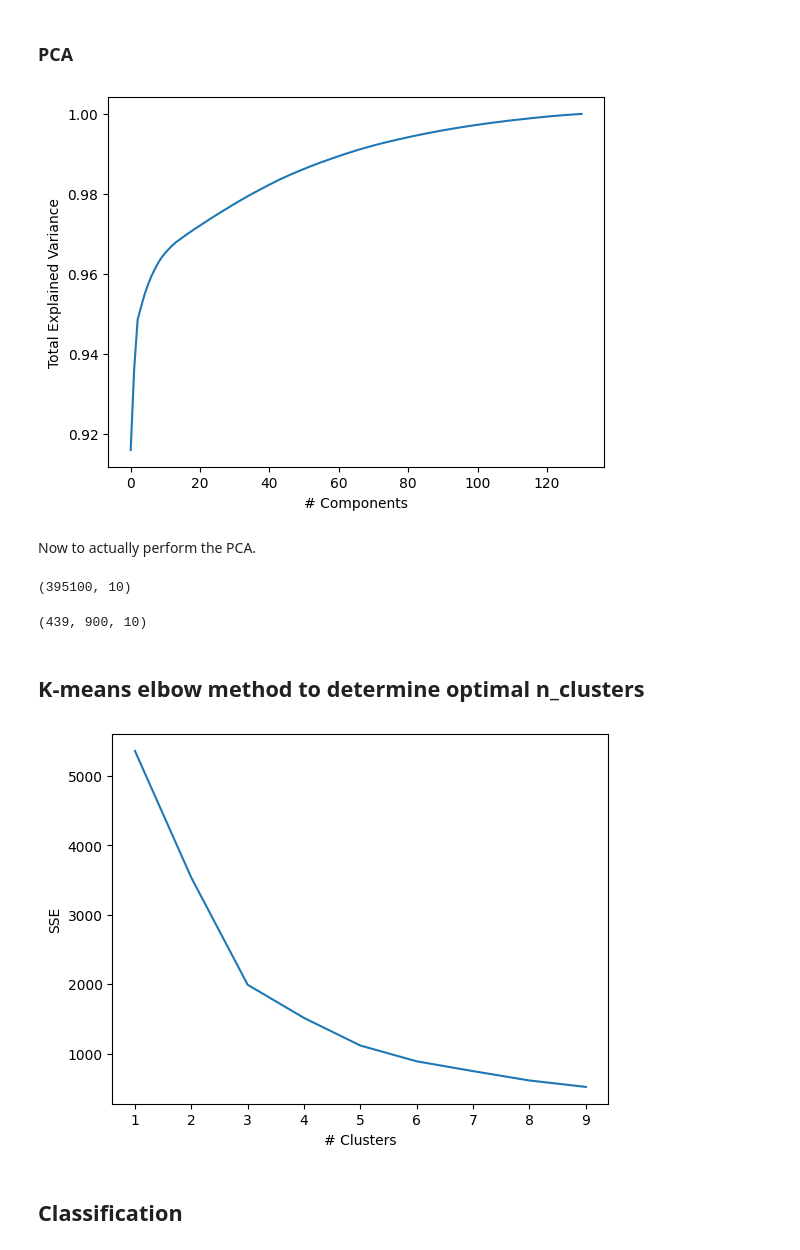
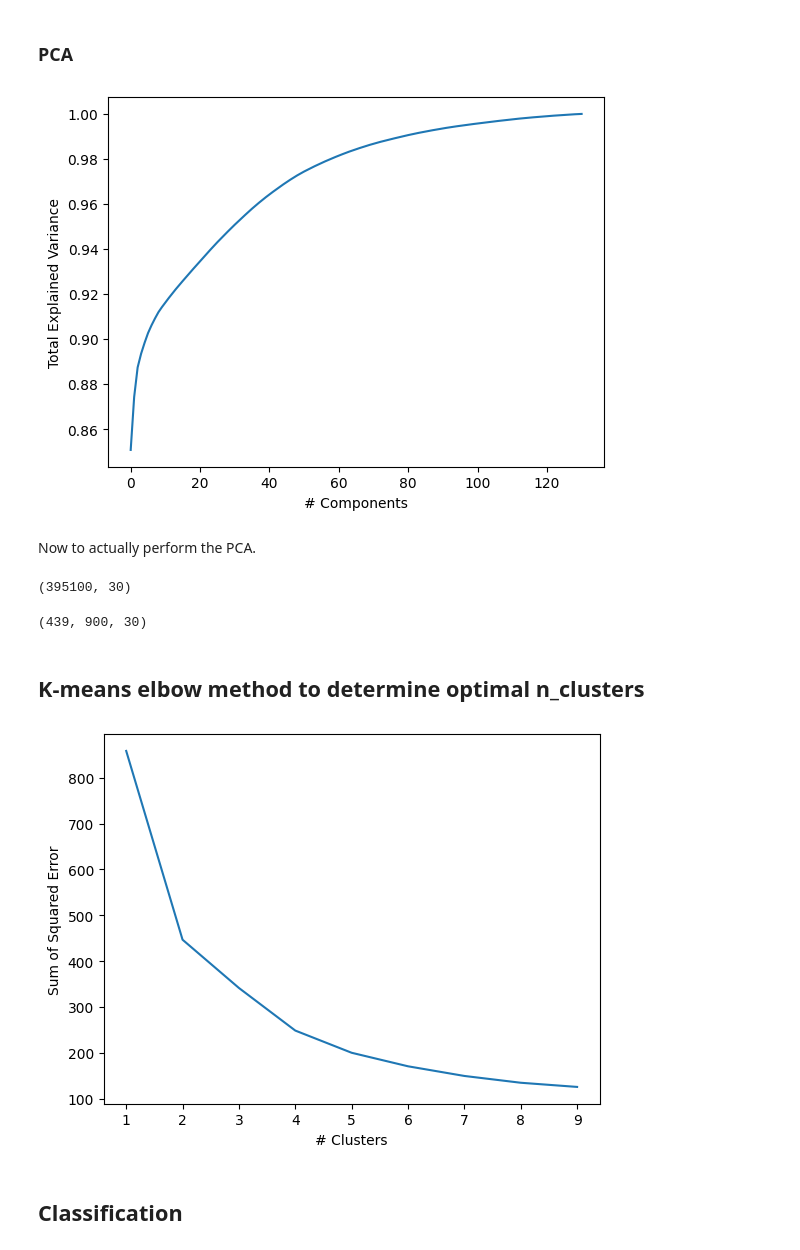
Before and after one commit to Inkletblot/openhsi-capture-and-processing, a Jupyter notebook: evaluation-sardi-final-capture-kmeans.ipynb, the cells around one changed output. Drawn from its saved outputs; the diff is of its cells as text; code cells hidden in the pictures.

```diff
--- a/evaluation-sardi-final-capture-kmeans.ipynb
+++ b/evaluation-sardi-final-capture-kmeans.ipynb
@@ -38,7 +37,7 @@ print(cubes)
 # %% [output]
 ['2023_03_28-01_45_56.nc', '2023_03_28-01_48_52.nc', '2023_03_28-01_51_30.nc', '2023_03_28-01_54_05.nc', '2023_03_28-01_56_37.nc', '2023_03_28-01_58_54.nc']
 # %%
-iteration='2023_03_28-01_54_05'
+iteration='2023_03_28-01_58_54'
 # %% [markdown]
 ## Loading Data
 
@@ -139,15 +122,15 @@ if run:
     plt.plot(cumulativeVar)
     plt.xlabel('# Components')
     plt.ylabel('Total Explained Variance')
-    plt.savefig('evaluations/'+data_set+'/'+iteration+'_pca_elbow.png')
+    plt.savefig(fn.split('.')[0] + '_pca.png')
     plt.show()
 # %% [output]
-[figure, old version]
+[figure, new version]
 # %% [markdown]
 Now to actually perform the PCA.
 # %%
 # pick number of components that seems reasonable.
-nComp = 10 # between 85-90% of the variance
+nComp = 30 # between 85-90% of the variance
 pca = PCA(n_components=nComp)
 pca.fit(X)
 pcX = pca.transform(X)
@@ -155,13 +138,13 @@ pcX = pca.transform(X)
 # check the new dimensions
 print(pcX.shape)
 # %% [output]
-(395100, 10)
+(395100, 30)
 # %%
 # reformat the image into the original shape
 image_pca = pcX.reshape(data.shape[0], data.shape[1], pcX.shape[1])
 print(image_pca.shape)
 # %% [output]
-(439, 900, 10)
+(439, 900, 30)
 # %%
 # let's have a look at the reduced image, if using 3 components
 if image_pca.shape[2] == 3:
@@ -171,19 +154,19 @@ if image_pca.shape[2] == 3:
 # %%
 # Only running this once to prove a point, it takes too long.
 run = True
 if run:
     inertia = {}
     for k in range(1, 10):
         kmeans = KMeans(n_clusters=k).fit(pcX)
         inertia[k] = kmeans.inertia_ # Inertia: Sum of distances of samples to their closest cluster center
     plt.figure()
     plt.plot(list(inertia.keys()), list(inertia.values()))
     plt.xlabel("# Clusters")
-    plt.ylabel("SSE")
-    plt.savefig('evaluations/'+data_set+'/'+iteration+'_k-means_elbow.png')
+    plt.ylabel("Sum of Squared Error")
+    plt.savefig(fn.split('.')[0] + '_kmeans.png')
     plt.show()
 # %% [output]
-[figure, old version]
+[figure, new version]
 # %% [markdown]
 ## Classification
 # %%
```
Also changed, not shown: parts of 14 cells of this notebook, 5 other files.
